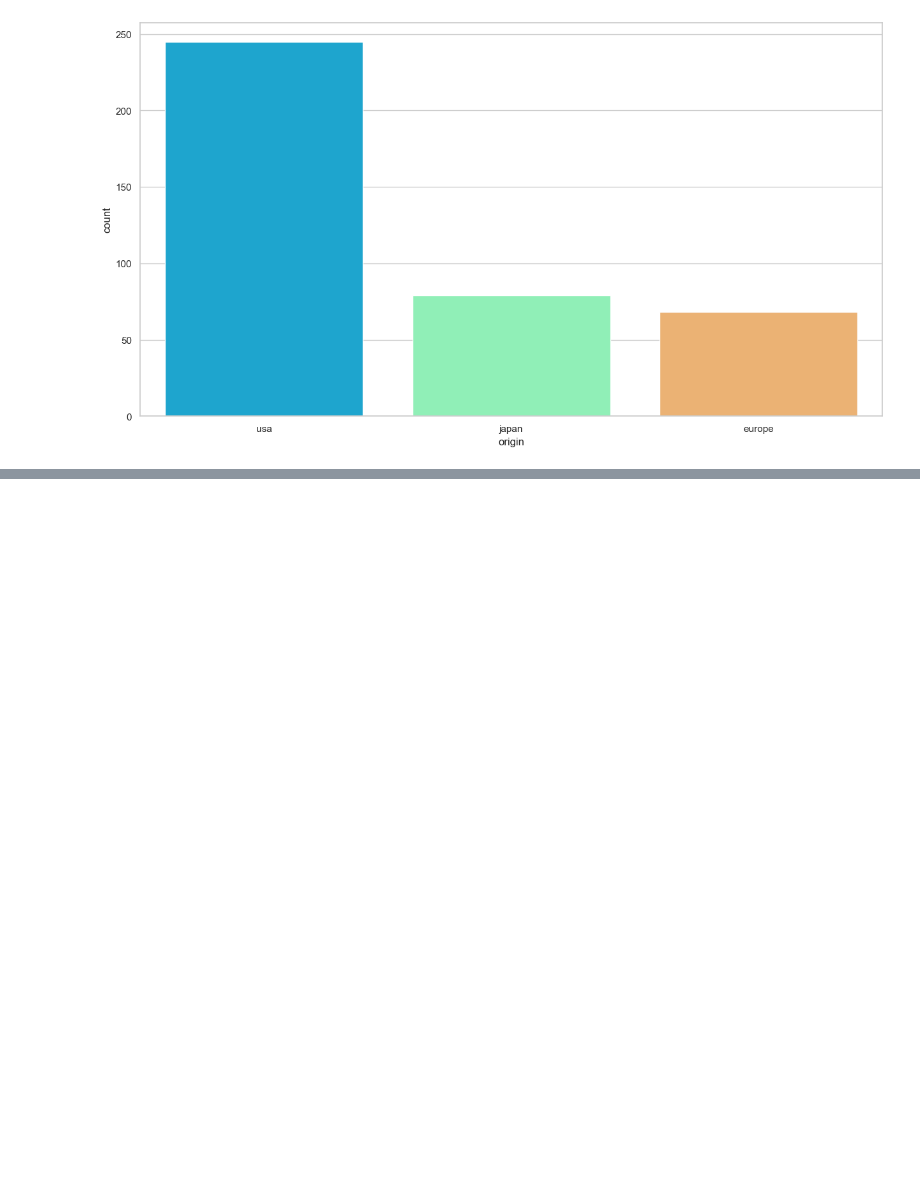
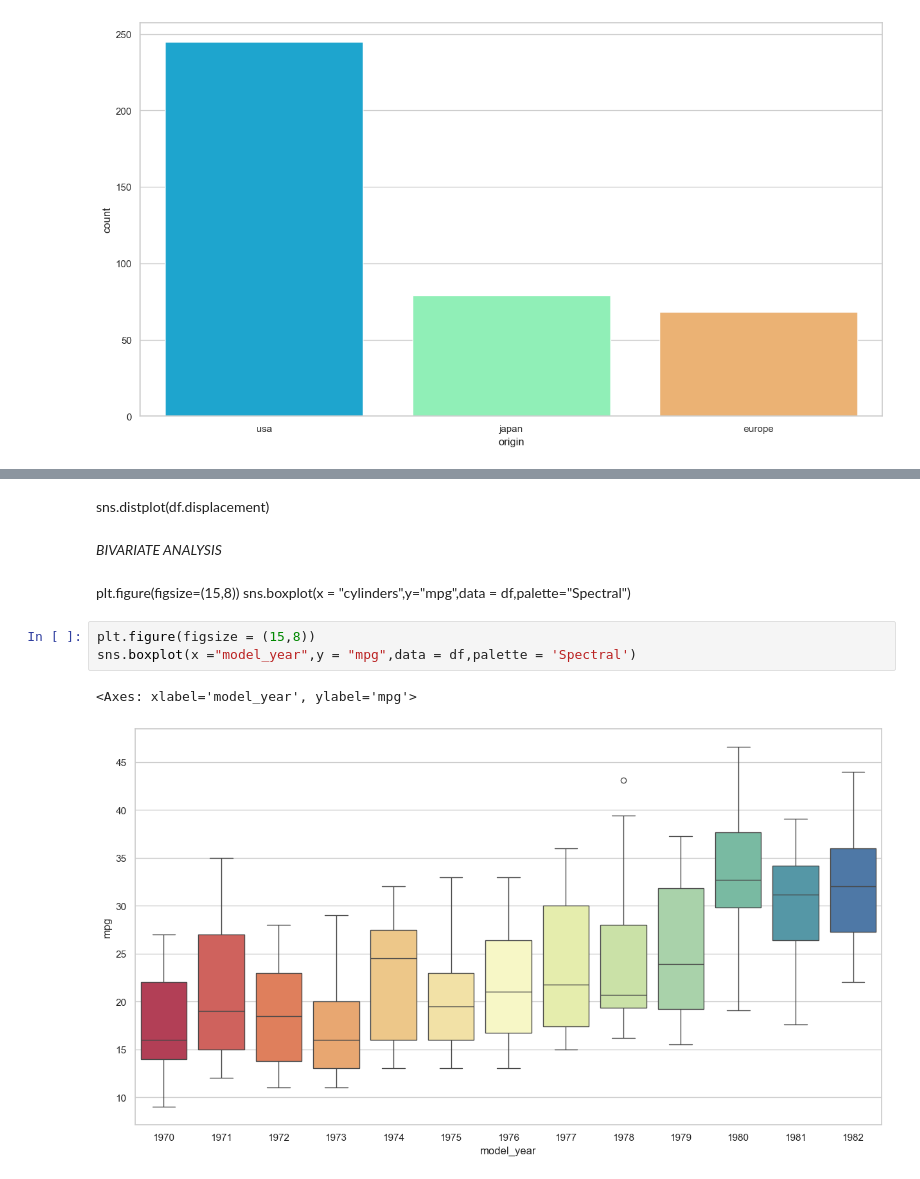
Before and after one commit to NITISHNAVEEN/Machine-Learning, a Jupyter notebook: MACHINE-LEARNING.ipynb, the cells around one changed output, grey strips where cells are left out. Drawn from its saved outputs; the diff is of its cells as text; blank space fills up the shorter version.

```diff
--- a/MACHINE-LEARNING.ipynb
+++ b/MACHINE-LEARNING.ipynb
@@ -155,0 +153,13 @@ sns.countplot(x = "origin",data = df,palette = "rainbow")
+# %% [markdown]
+sns.distplot(df.displacement)
+# %% [markdown]
+*BIVARIATE ANALYSIS*
+# %% [markdown]
+plt.figure(figsize=(15,8))
+sns.boxplot(x = "cylinders",y="mpg",data = df,palette="Spectral")
+# %%
+plt.figure(figsize = (15,8))
+sns.boxplot(x ="model_year",y = "mpg",data = df,palette = 'Spectral')
+# %% [output]
+<Axes: xlabel='model_year', ylabel='mpg'>
+[figure, added]
```
Also changed, not shown: parts of 39 cells of this notebook.
